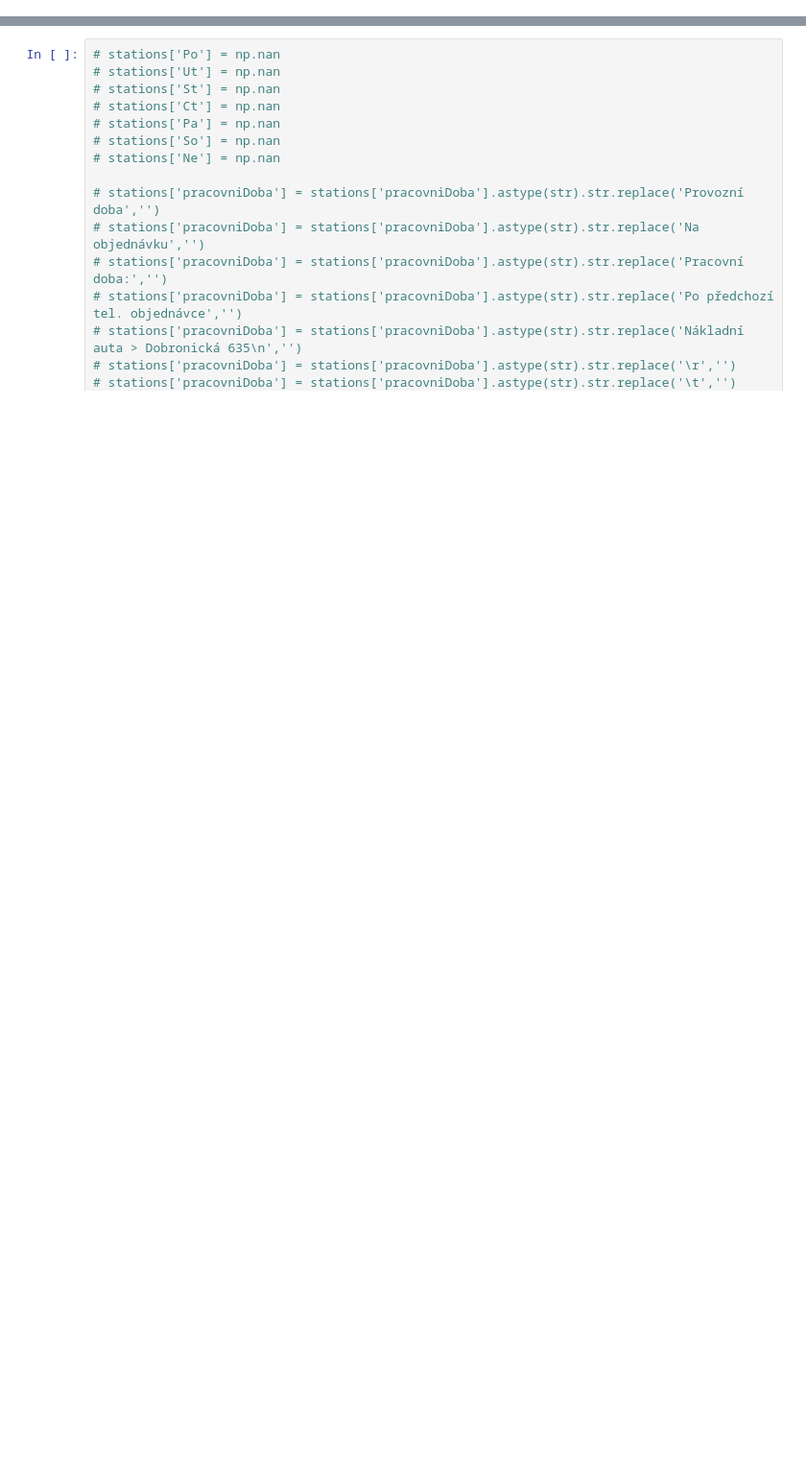
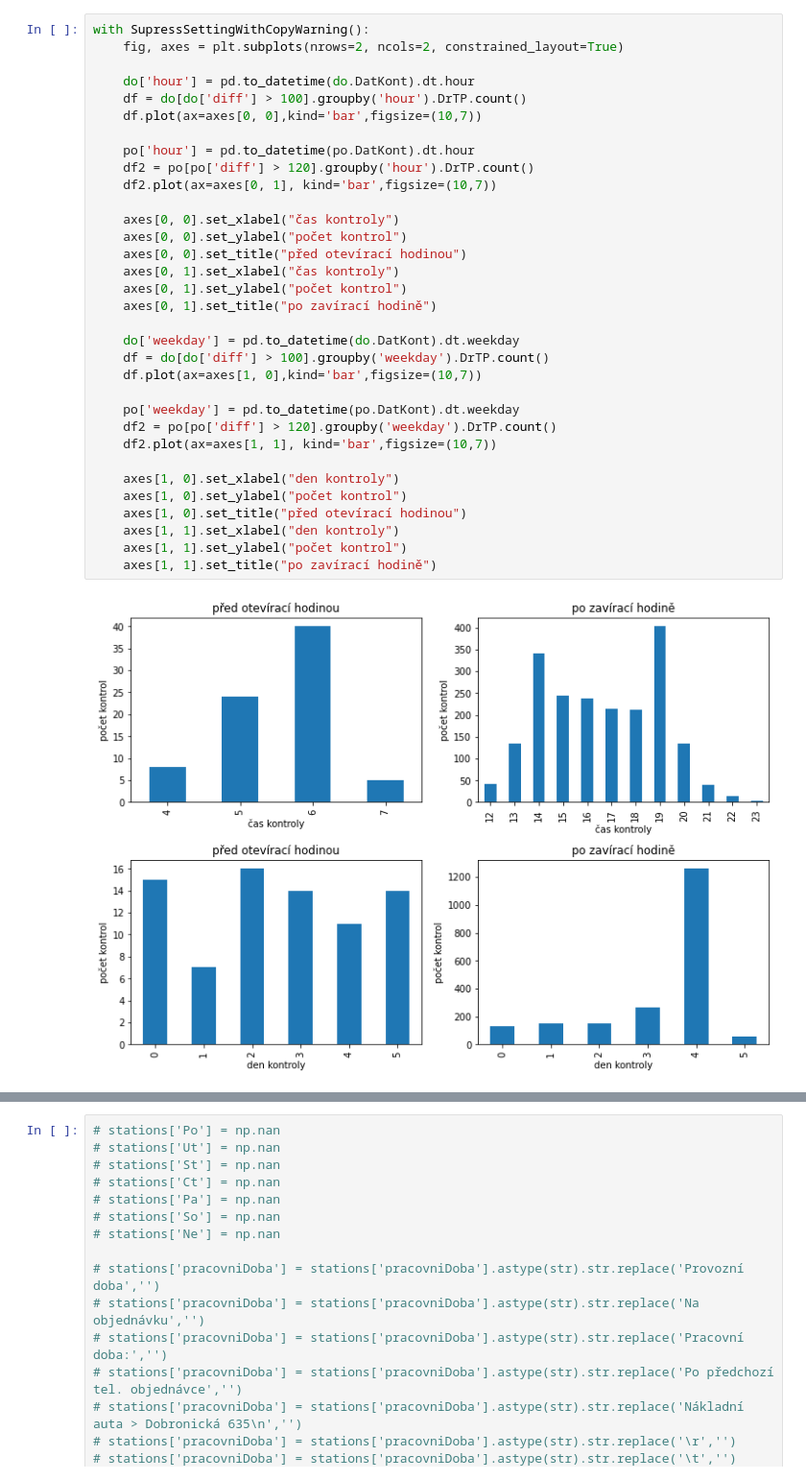
Before and after one commit to opendatalabcz/stk-data-analysis, a Jupyter notebook: out_of_working_hours.ipynb, the cells around one changed output, grey strips where cells are left out. Shown at 96% size. Drawn from its saved outputs; the diff is of its cells as text; blank space fills up the shorter version.

```diff
--- a/out_of_working_hours.ipynb
+++ b/out_of_working_hours.ipynb
@@ -144,0 +227,35 @@ out_of_working_hours.where(out_of_working_hours['duvod'].str.match(r'OUT OF TIME
+# %%
+with SupressSettingWithCopyWarning():
+    fig, axes = plt.subplots(nrows=2, ncols=2, constrained_layout=True)
+
+    do['hour'] = pd.to_datetime(do.DatKont).dt.hour
+    df = do[do['diff'] > 100].groupby('hour').DrTP.count()
+    df.plot(ax=axes[0, 0],kind='bar',figsize=(10,7))
+
+    po['hour'] = pd.to_datetime(po.DatKont).dt.hour
+    df2 = po[po['diff'] > 120].groupby('hour').DrTP.count()
+    df2.plot(ax=axes[0, 1], kind='bar',figsize=(10,7))
+
+    axes[0, 0].set_xlabel("čas kontroly")
+    axes[0, 0].set_ylabel("počet kontrol")
+    axes[0, 0].set_title("před otevírací hodinou")
+    axes[0, 1].set_xlabel("čas kontroly")
+    axes[0, 1].set_ylabel("počet kontrol")
+    axes[0, 1].set_title("po zavírací hodině")
+
+    do['weekday'] = pd.to_datetime(do.DatKont).dt.weekday
+    df = do[do['diff'] > 100].groupby('weekday').DrTP.count()
+    df.plot(ax=axes[1, 0],kind='bar',figsize=(10,7))
+
+    po['weekday'] = pd.to_datetime(po.DatKont).dt.weekday
+    df2 = po[po['diff'] > 120].groupby('weekday').DrTP.count()
+    df2.plot(ax=axes[1, 1], kind='bar',figsize=(10,7))
+
+    axes[1, 0].set_xlabel("den kontroly")
+    axes[1, 0].set_ylabel("počet kontrol")
+    axes[1, 0].set_title("před otevírací hodinou")
+    axes[1, 1].set_xlabel("den kontroly")
+    axes[1, 1].set_ylabel("počet kontrol")
+    axes[1, 1].set_title("po zavírací hodině")
+# %% [output]
+[figure, added]
```
Also changed, not shown: parts of 21 cells of this notebook, 10 other files.
